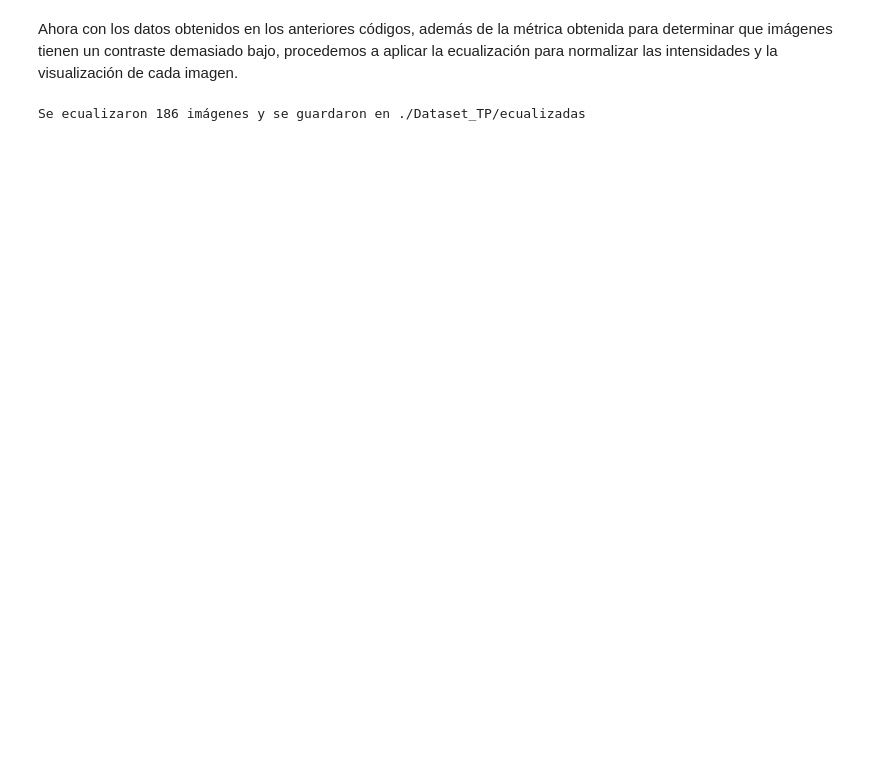
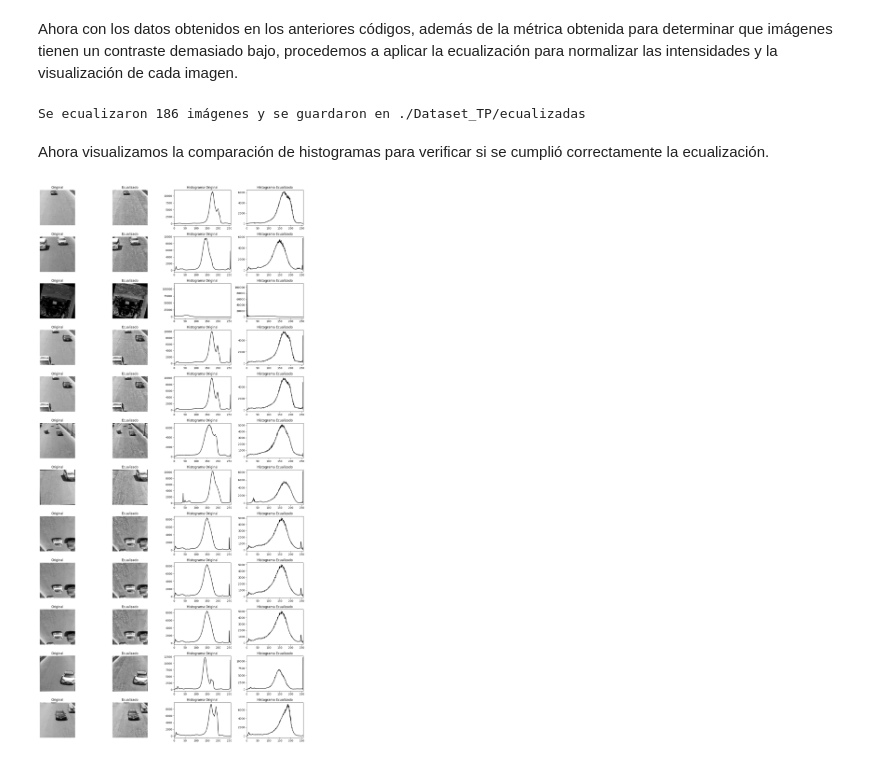
Before and after one commit to MauColab/Autoscan, a Jupyter notebook: ANÁLISIS GEOMÉTRICO.ipynb, the cells around one changed output. Cells and saved outputs as stored; diff of their text form; code cells hidden in the pictures; blank space fills up the shorter version.

```diff
--- a/ANÁLISIS GEOMÉTRICO.ipynb
+++ b/ANÁLISIS GEOMÉTRICO.ipynb
@@ -293,6 +298,8 @@ Ahora con los datos obtenidos en los anteriores códigos, además de la métrica
 # al dataset original, aunque estas son las que vamos a usar finalmente
 output_dir = "./Dataset_TP/ecualizadas"
 os.makedirs(output_dir, exist_ok=True)
+
+clahe = cv2.createCLAHE(clipLimit=2.0, tileGridSize=(8,8))
 
 for fname, _ in imagenes_bajas:
     img_path = os.path.join(img_dir, fname)
@@ -301,7 +308,7 @@ for fname, _ in imagenes_bajas:
         continue
 
     # aplicar ecualización
-    ecualizada = cv2.equalizeHist(img_gray)
+    ecualizada = clahe.apply(img_gray)
 
     # guardar en carpeta de salida
     save_path = os.path.join(output_dir, fname)
@@ -310,3 +317,51 @@ for fname, _ in imagenes_bajas:
 print(f"Se ecualizaron {len(imagenes_bajas)} imágenes y se guardaron en {output_dir}")
 # %% [output]
 Se ecualizaron 186 imágenes y se guardaron en ./Dataset_TP/ecualizadas
+# %% [markdown]
+Ahora visualizamos la comparación de histogramas para verificar si se cumplió correctamente la ecualización.
+# %%
+muestras = imagenes_bajas[:12]
+
+plt.figure(figsize=(15, 30))
+
+for i, (fname, _) in enumerate(muestras):
+    img_path = os.path.join(img_dir, fname)
+    img_gray = cv2.imread(img_path, cv2.IMREAD_GRAYSCALE)
+    if img_gray is None:
+        continue
+
+    ecualizada = clahe.apply(img_gray)
+
+    # histograma de la original
+    hist_orig = cv2.calcHist([img_gray], [0], None, [256], [0, 256])
+    # histograma de la ecualizada (CLAHE)
+    hist_eq = cv2.calcHist([ecualizada], [0], None, [256], [0, 256])
+
+    # mostrar imagen original
+    plt.subplot(len(muestras), 4, i*4 + 1)
+    plt.imshow(img_gray, cmap='gray')
+    plt.title(f"Original")
+    plt.axis("off")
+
+    # mostrar ecualizada
+    plt.subplot(len(muestras), 4, i*4 + 2)
+    plt.imshow(ecualizada, cmap='gray')
+    plt.title("Ecualizado")
+    plt.axis("off")
+
+    # histograma original
+    plt.subplot(len(muestras), 4, i*4 + 3)
+    plt.plot(hist_orig, color='black')
+    plt.title("Histograma Original")
+    plt.xlim([0, 256])
+
+    # histograma ecualizada
+    plt.subplot(len(muestras), 4, i*4 + 4)
+    plt.plot(hist_eq, color='black')
+    plt.title("Histograma Ecualizado")
+    plt.xlim([0, 256])
+
+plt.tight_layout()
+plt.show()
+# %% [output]
+[figure, added]
```
Also changed, not shown: parts of 4 cells of this notebook.
